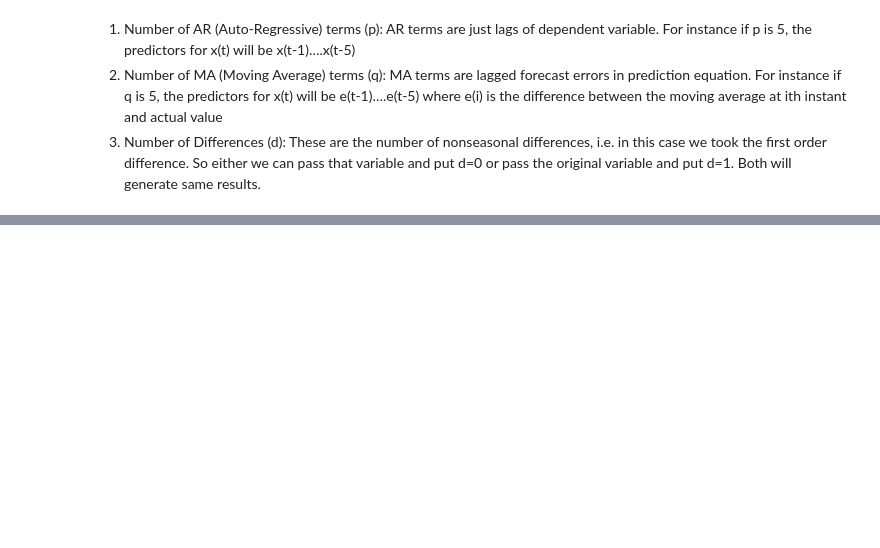
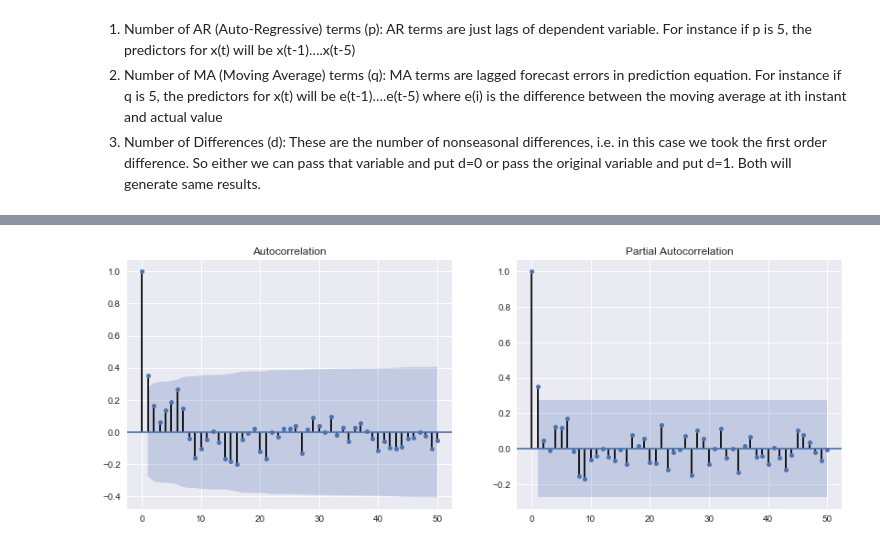
Before and after one commit to pappakrishnan/Ads-Analysis, a Jupyter notebook: Ads Analysis.ipynb, the cells around one changed output, grey strips where cells are left out. Cells and saved outputs as stored; diff of their text form; code cells hidden in the pictures; blank space fills up the shorter version.

Commit message:
Implemented ARMA and ARIMA modeling for a group

```diff
--- a/Ads Analysis.ipynb
+++ b/Ads Analysis.ipynb
@@ -1130,0 +1140,4 @@ As the p-value is < 0.05 the null hypothesis is rejected which is that the time-
+# %%
+df_prediction = pd.read_excel("./data/df_prediction.xlsx")
+df_prediction['date'] = pd.to_datetime(df_prediction['date'])
+df_prediction = df_prediction.set_index('date', drop = True)
@@ -1240,0 +1248,8 @@ ARMA_residuals.cov_params()
+# %%
+dd = df_prediction.ix[df_prediction.ad == 'ad_group_1', {'shown'}]
+figs, axes = plt.subplots(1, 2, figsize = (14, 5))
+plot_acf(dd, ax = axes[0])
+plot_pacf(dd, ax = axes[1])
+plt.show()
+# %% [output]
+[figure, added]
```
Also changed, not shown: parts of 70 cells of this notebook.
